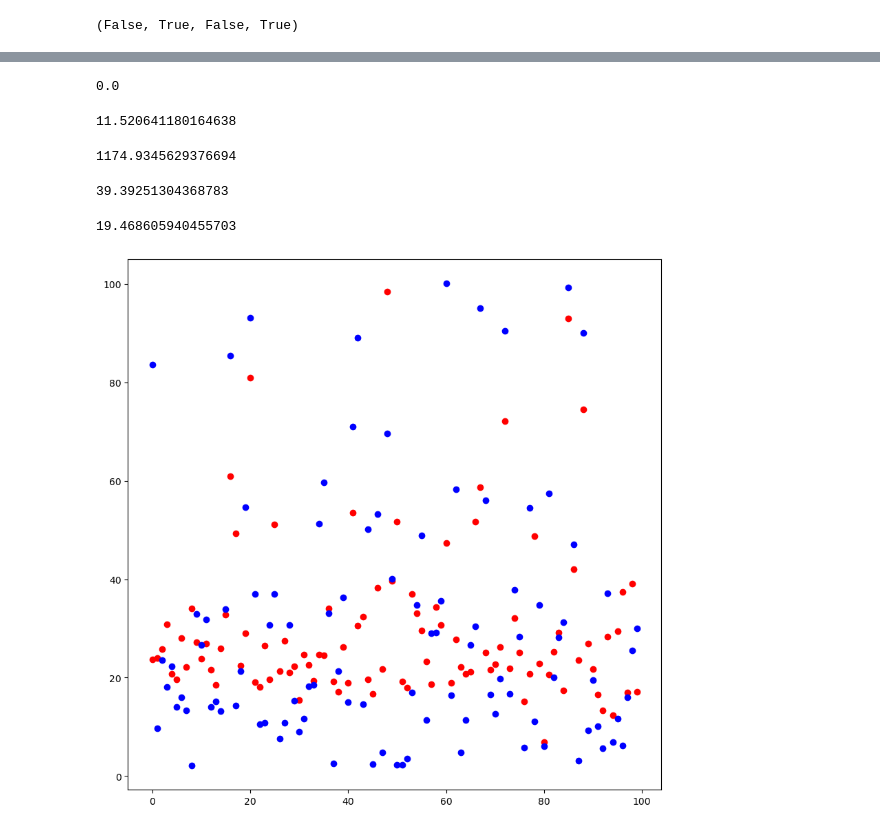
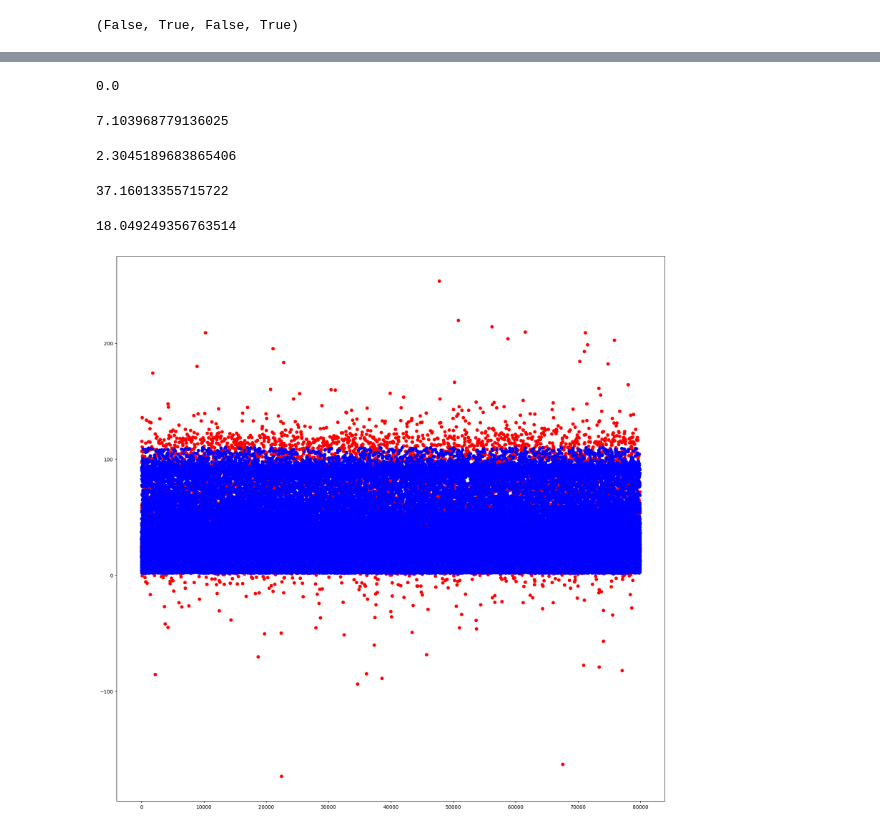
Before and after one commit to DimitrisGkoutzounis/Machine-Learning-Electron-Mass-Prediction, a Jupyter notebook: main.ipynb, the cells around one changed output, grey strips where cells are left out. Cells and saved outputs as stored; diff of their text form; code cells hidden in the pictures.

```diff
--- a/main.ipynb
+++ b/main.ipynb
@@ -118,11 +121,11 @@ plt.show()
 [figure]
 # %%
 # generate data
-features = df.drop(['M'], axis=1).to_numpy()
+features = df.drop(['M', 'pt1', 'pt2', 'E1', 'E2','Q1', 'Q2', 'phi1', 'phi2', 'eta1', 'eta2'], axis=1).to_numpy()
 labels = df.M.to_numpy()
 # %%
 # split data into train, test and validation sets
-X, X_test, y, y_test = train_test_split(features, labels, test_size=0.2,train_size=0.8)
-X_train, X_val, y_train, y_val = train_test_split(X,y,test_size = 0.25,train_size =0.75)
+X_train, X, y_train, y = train_test_split(features, labels, test_size=0.2,train_size=0.8)
+X_val, X_test, y_val, y_test = train_test_split(X,y,test_size = 0.5,train_size =0.5)
 X_train.shape, y_train.shape, X_test.shape, y_test.shape, X_val.shape, y_val.shape
 # %% [output]
@@ -179,7 +192,7 @@ rmse = np.sqrt(mean_squared_error(y_test, y_pred))
 rmse
 # %% [output]
 0.0
-11.520641180164638
+7.103968779136025
 # %%
 regr = MLPRegressor(max_iter=1000, learning_rate="adaptive").fit(X_train, y_train)
 y_pred = regr.predict(X_train)
@@ -189,21 +202,23 @@ y_pred = regr.predict(X_test_std)
 rmse = np.sqrt(mean_squared_error(y_test, y_pred))
 rmse
 # %% [output]
-1174.9345629376694
+2.3045189683865406
-39.39251304368783
+37.16013355715722
 # %%
-clf = LinearRegression()
-clf.fit(X_train_std, y_train)
-y_pred = clf.predict(X_train_std)
+poly = PolynomialFeatures(degree=3)
+X_poly = poly.fit_transform(X_train_std, y_train)
+clf = LinearRegression(fit_intercept=False)
+clf.fit(X_poly, y_train)
+y_pred = clf.predict(X_poly)
 rmse = np.sqrt(mean_squared_error(y_train, y_pred))
 print(rmse)
-y_pred = clf.predict(X_test_std)
-rmse = np.sqrt(mean_squared_error(y_test, y_pred))
-rmse
-figure = plt.figure(figsize=(10,10))
-plt.scatter(range(100), y_pred[:100], c="red")
-plt.scatter(range(100), y_test[:100], c="blue")
+#y_pred = clf.predict(X_poly)
+#rmse = np.sqrt(mean_squared_error(y_test, y_pred))
+#rmse
+figure = plt.figure(figsize=(20,20))
+plt.scatter(range(y_pred.shape[0]), y_pred, c="red")
+plt.scatter(range(y_train.shape[0]), y_train, c="blue")
 plt.show()
 # %% [output]
-19.468605940455703
+18.049249356763514
-[figure, old version]
+[figure, new version]
```
Also changed, not shown: parts of 11 cells of this notebook.
